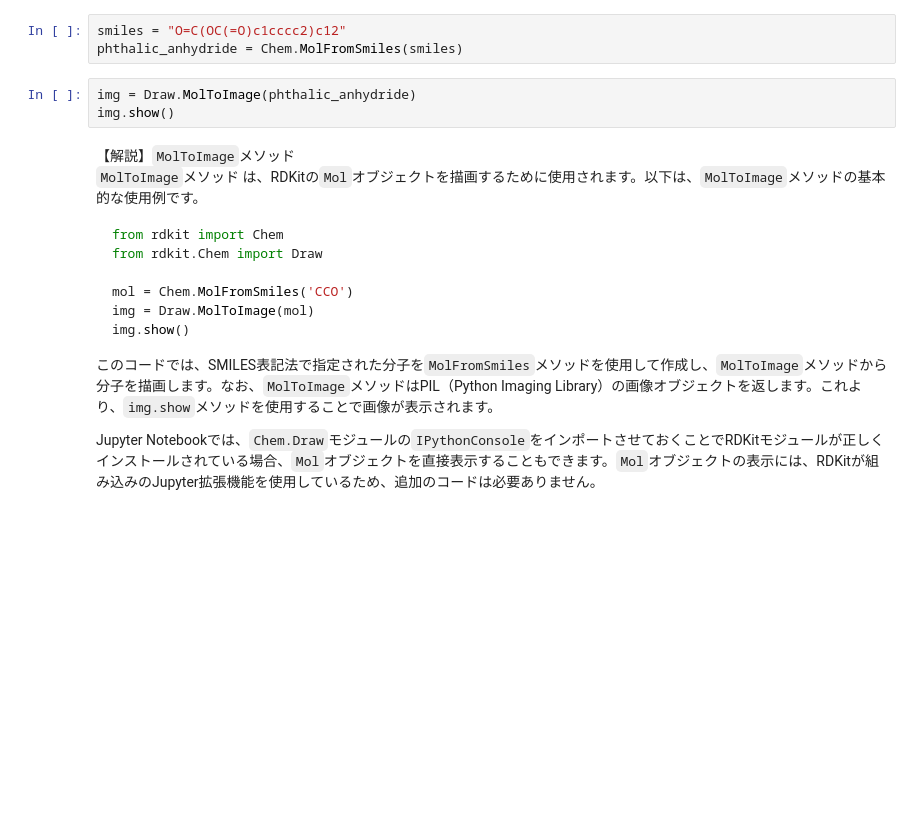
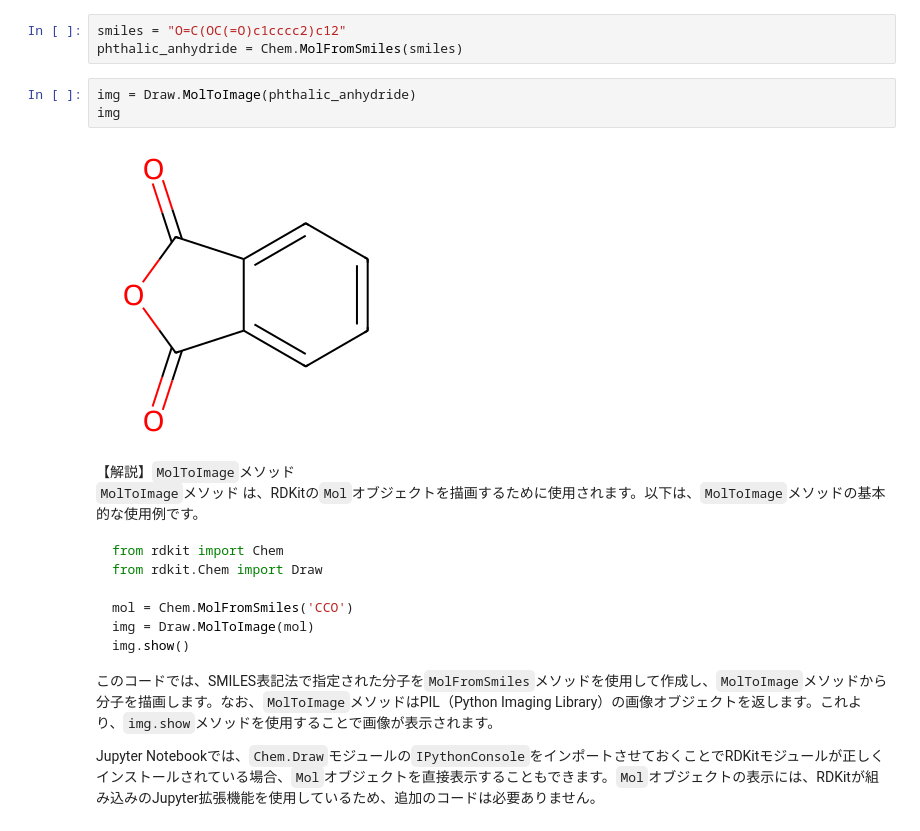
Before and after one commit to ARIM-Training/Training_python_4, a Jupyter notebook: 1_RDkit.ipynb, the cells around one changed output. Drawn from its saved outputs; the diff is of its cells as text; blank space fills up the shorter version.

```diff
--- a/1_RDkit.ipynb
+++ b/1_RDkit.ipynb
@@ -147,7 +147,9 @@ smiles = "O=C(OC(=O)c1cccc2)c12"
 phthalic_anhydride = Chem.MolFromSmiles(smiles)
 # %%
 img = Draw.MolToImage(phthalic_anhydride)
-img.show()
+img
+# %% [output]
+[figure, added]
 # %% [markdown]
 【解説】`MolToImage`メソッド
 `MolToImage`メソッド は、RDKitの`Mol`オブジェクトを描画するために使用されます。以下は、`MolToImage`メソッドの基本的な使用例です。
```
Also changed, not shown: parts of 1 cell of this notebook.
